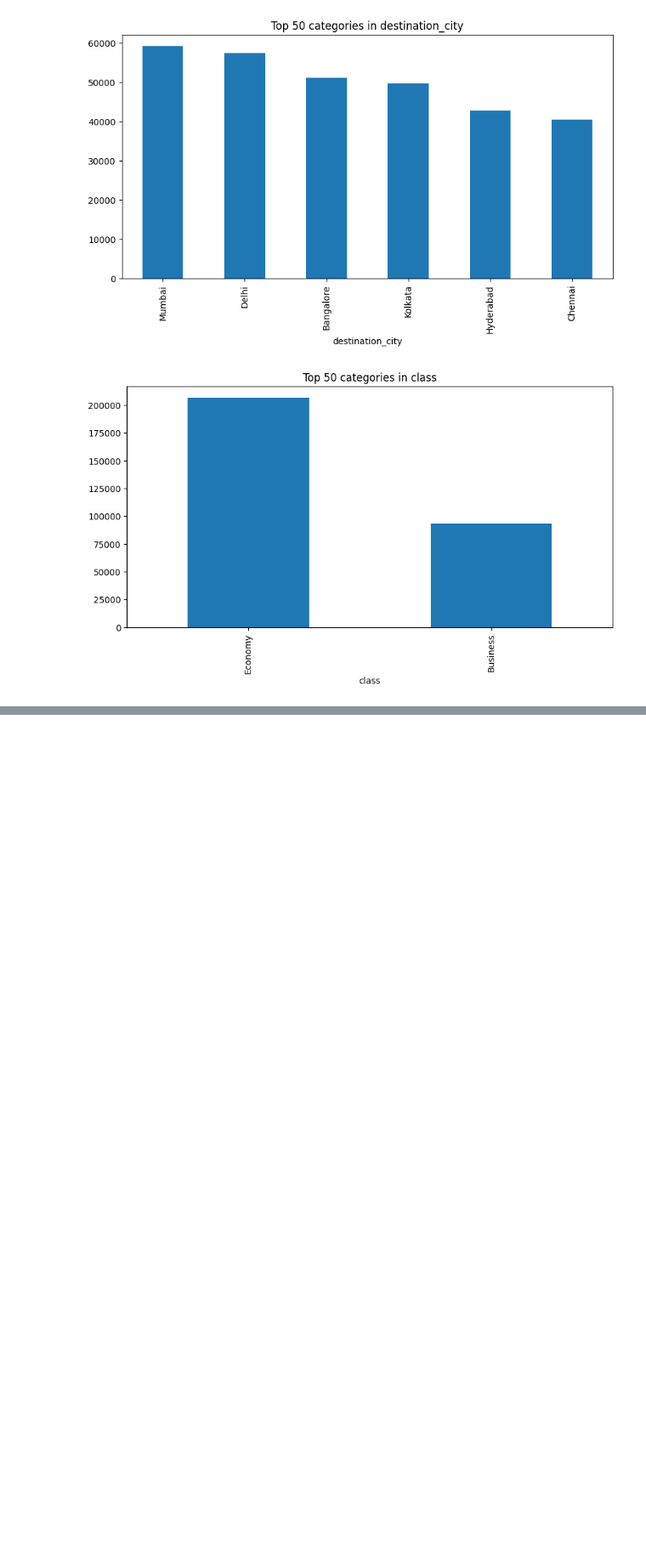
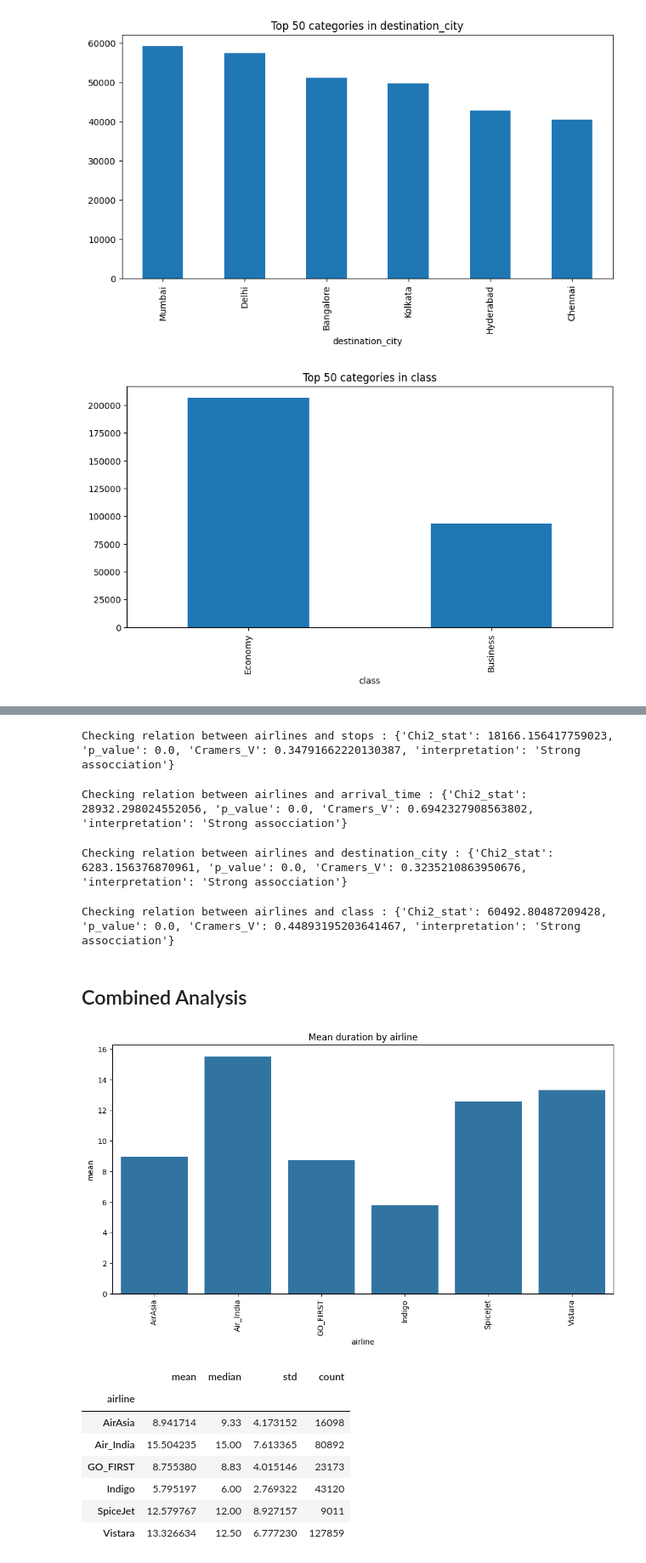
Before and after one commit to shuvakant6623/Airlines-flight-analysis-and-prediction, a Jupyter notebook: prediction.ipynb, the cells around one changed output, grey strips where cells are left out. Shown: that part at 85% size. Saved outputs shown, nothing was run; the diff lists cells and outputs as text; code cells hidden in the pictures; blank space fills up the shorter version.

```diff
--- a/prediction.ipynb
+++ b/prediction.ipynb
@@ -167,0 +241,43 @@ Freq_analysis(data,cat_cols)
+# %%
+result = chi_square_test(data, "airline", "stops")
+print("Checking relation between airlines and stops :", result)
+# %% [output]
+Checking relation between airlines and stops : {'Chi2_stat': 18166.156417759023, 'p_value': 0.0, 'Cramers_V': 0.34791662220130387, 'interpretation': 'Strong assocciation'}
+# %%
+result = chi_square_test(data, "airline", "arrival_time")
+print("Checking relation between airlines and arrival_time :", result)
+# %% [output]
+Checking relation between airlines and arrival_time : {'Chi2_stat': 28932.298024552056, 'p_value': 0.0, 'Cramers_V': 0.6942327908563802, 'interpretation': 'Strong assocciation'}
+# %%
+result = chi_square_test(data, "airline", "destination_city")
+print("Checking relation between airlines and destination_city :", result)
+# %% [output]
+Checking relation between airlines and destination_city : {'Chi2_stat': 6283.156376870961, 'p_value': 0.0, 'Cramers_V': 0.3235210863950676, 'interpretation': 'Strong assocciation'}
+# %%
+result = chi_square_test(data, "airline", "class")
+print("Checking relation between airlines and class :", result)
+# %% [output]
+Checking relation between airlines and class : {'Chi2_stat': 60492.80487209428, 'p_value': 0.0, 'Cramers_V': 0.44893195203641467, 'interpretation': 'Strong assocciation'}
+# %% [markdown]
+## Combined Analysis
+# %%
+def plot_grouped_stats(data, num_col, cat_col):
+    grouped = data.groupby(cat_col)[num_col].agg(['mean', 'median', 'std', 'count'])
+
+    plt.figure(figsize=(12,6))
+    sns.barplot(x=grouped.index, y=grouped['mean'])
+    plt.title(f"Mean {num_col} by {cat_col}")
+    plt.xticks(rotation = 90)
+    plt.show()
+    return grouped
+plot_grouped_stats(data, "duration", "airline")
+# %% [output]
+[figure, added]
+|  | mean | median | std | count |
+| airline |  |  |  |  |
+| AirAsia | 8.941714 | 9.33 | 4.173152 | 16098 |
+| Air_India | 15.504235 | 15.00 | 7.613365 | 80892 |
+| GO_FIRST | 8.755380 | 8.83 | 4.015146 | 23173 |
+| Indigo | 5.795197 | 6.00 | 2.769322 | 43120 |
+| SpiceJet | 12.579767 | 12.00 | 8.927157 | 9011 |
+| Vistara | 13.326634 | 12.50 | 6.777230 | 127859 |
```
Also changed, not shown: parts of 28 cells of this notebook.
